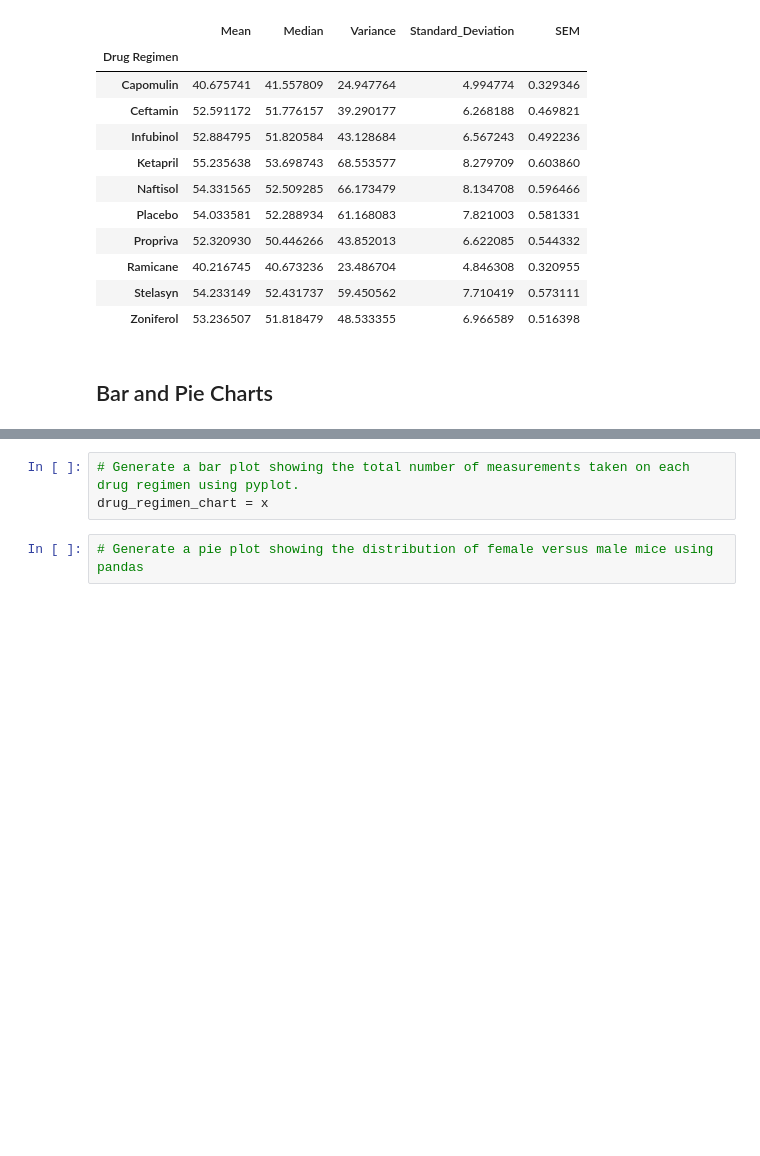
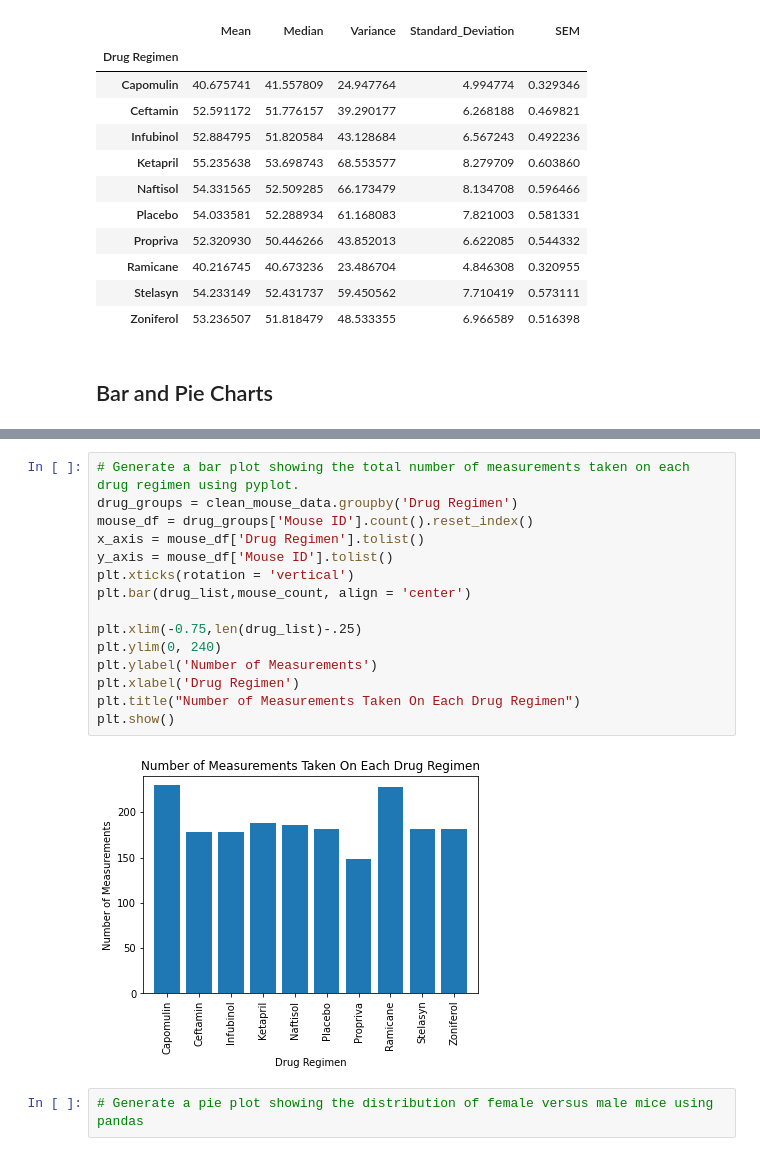
Before and after one commit to Kpearson72/Matplotlib_HW, a Jupyter notebook: Instructions copy/Pymaceuticals/pymaceuticals_starter-Copy2.ipynb, the cells around one changed output, grey strips where cells are left out. Drawn from its saved outputs; the diff is of its cells as text; blank space fills up the shorter version.

Commit message:
added bar plot using pyplot

```diff
--- a/Instructions copy/Pymaceuticals/pymaceuticals_starter-Copy2.ipynb
+++ b/Instructions copy/Pymaceuticals/pymaceuticals_starter-Copy2.ipynb
@@ -171,9 +171,23 @@ drug_chart.set_ylabel("Number of Measurements")
 # %% [output]
 Text(0, 0.5, 'Number of Measurements')
 [figure]
-# %%
-# Generate a bar plot showing the total number of measurements taken on each drug regimen using pyplot.
-drug_regimen_chart = x
+# %%
+# Generate a bar plot showing the total number of measurements taken on each drug regimen using pyplot.
+drug_groups = clean_mouse_data.groupby('Drug Regimen')
+mouse_df = drug_groups['Mouse ID'].count().reset_index()
+x_axis = mouse_df['Drug Regimen'].tolist()
+y_axis = mouse_df['Mouse ID'].tolist()
+plt.xticks(rotation = 'vertical')
+plt.bar(drug_list,mouse_count, align = 'center')
+
+plt.xlim(-0.75,len(drug_list)-.25)
+plt.ylim(0, 240)
+plt.ylabel('Number of Measurements')
+plt.xlabel('Drug Regimen')
+plt.title("Number of Measurements Taken On Each Drug Regimen")
+plt.show()
+# %% [output]
+[figure, added]
 # %%
 # Generate a pie plot showing the distribution of female versus male mice using pandas
 # %%
```
Also changed, not shown: parts of 1 cell of this notebook.
